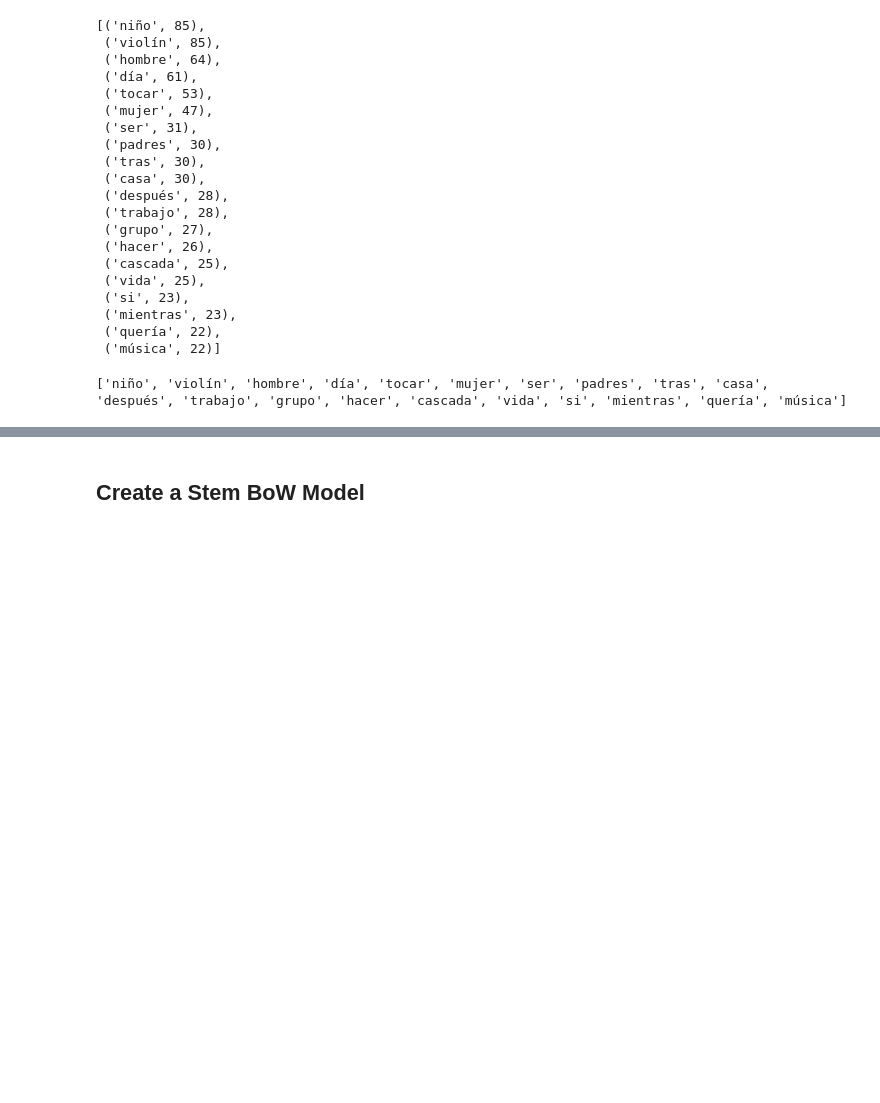
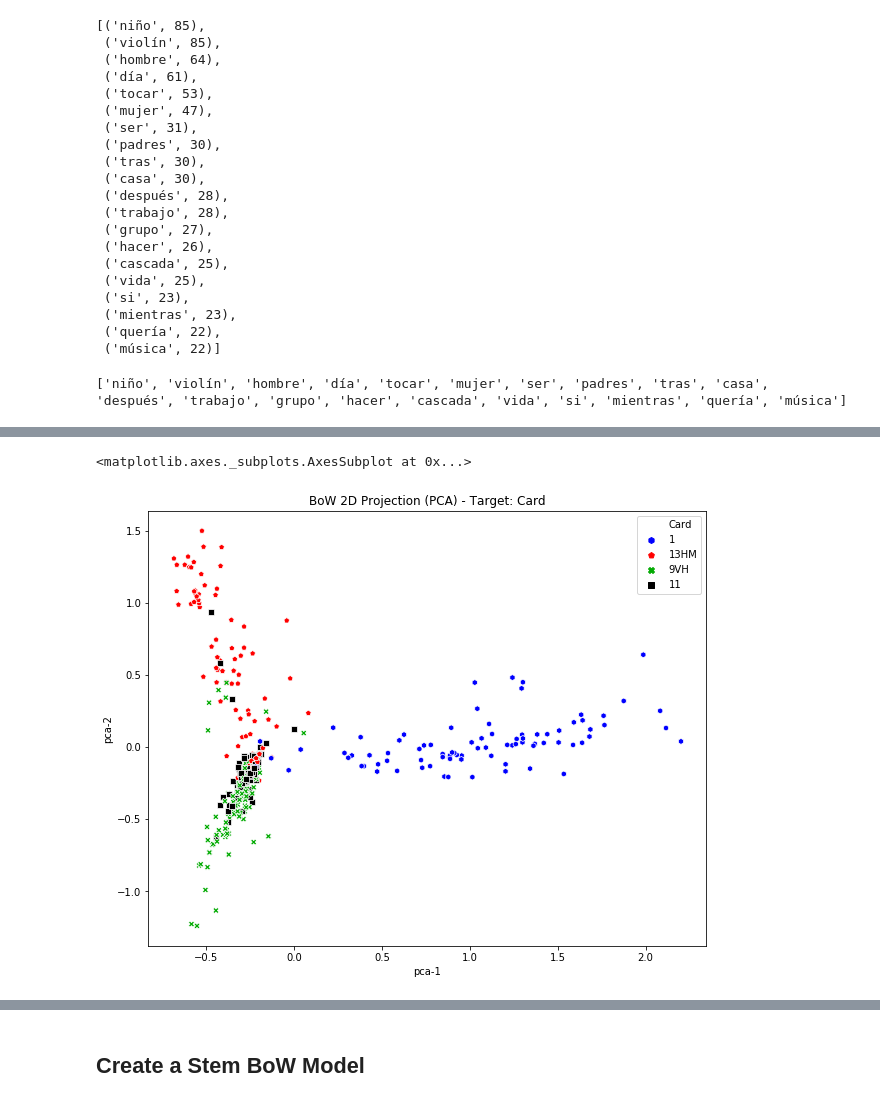
Before and after one commit to raul-arrabales/alexithymic-lang, a Jupyter notebook: nlp/3_BoW.ipynb, the cells around one changed output, grey strips where cells are left out. Cells and saved outputs as stored; diff of their text form; code cells hidden in the pictures; blank space fills up the shorter version.

```diff
--- a/nlp/3_BoW.ipynb
+++ b/nlp/3_BoW.ipynb
@@ -140,0 +310,3 @@ alex_df.head()
+# %%
+# drop under-represented cards
+cards_df = feats_df.drop(feats_df[(feats_df.Card != '9VH') & (feats_df.Card != '1') & (feats_df.Card != '11') & (feats_df.Card != '13HM')].index)
@@ -140,0 +330,18 @@ alex_df.head()
+# %%
+plt.figure(figsize=(10,8))
+plt.title("BoW 2D Projection (PCA) - Target: Card")
+markers = {'9VH': "X", '1': "h", '11': "s", '13HM': "p"}
+sns.scatterplot(
+    x="pca-1",
+    y="pca-2",
+    hue="Card",
+    style="Card",
+    palette=sns.color_palette(["#0000ff", "#ff0000", "#00aa00", "#000000"]),
+    data=cards_df,
+    markers=markers,
+    legend="full",
+    alpha=1
+)
+# %% [output]
+<matplotlib.axes._subplots.AxesSubplot at 0x...>
+[figure, added]
```
Also changed, not shown: parts of 65 cells of this notebook.
